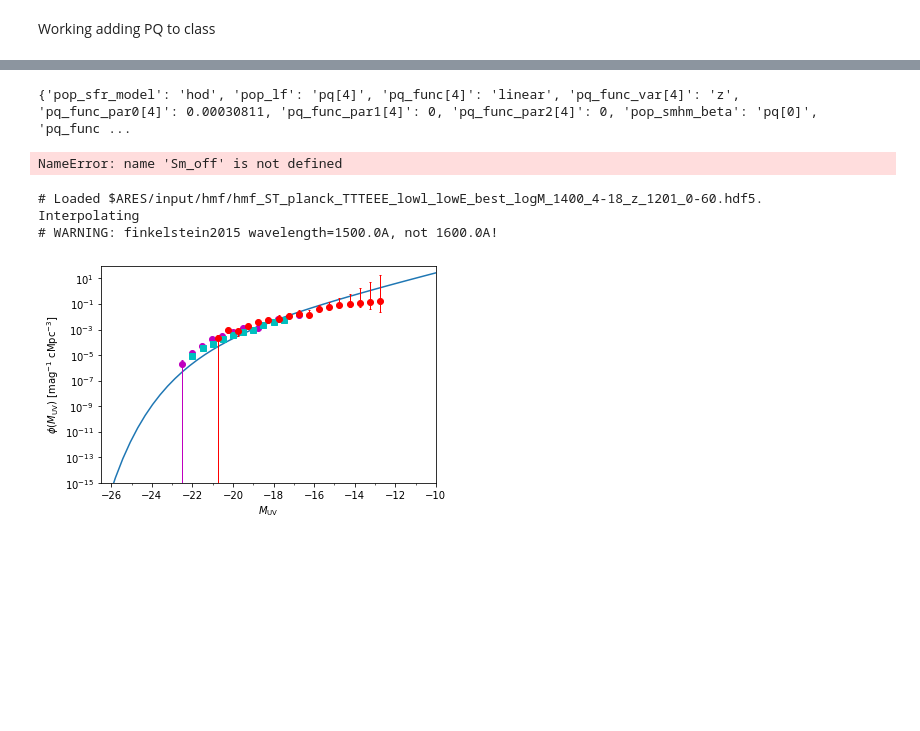
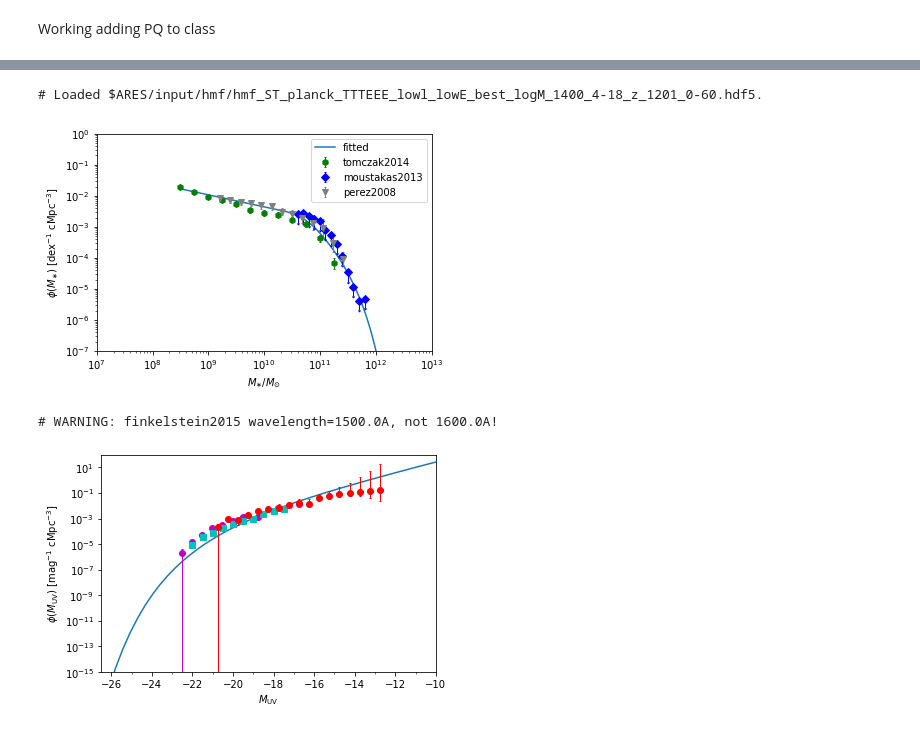
Before and after one commit to eklem1/GalaxySim, a Jupyter notebook: HMFtoSMF_nonLinear.ipynb, the cells around one changed output, grey strips where cells are left out. Saved outputs shown, nothing was run; the diff lists cells and outputs as text; code cells hidden in the pictures; blank space fills up the shorter version.

```diff
--- a/HMFtoSMF_nonLinear.ipynb
+++ b/HMFtoSMF_nonLinear.ipynb
@@ -372,37 +370,44 @@ pars2 = \
 }
 
 pars_ch = {
-    'pq_func_par0[4]': 0.00030811,
-    'pq_func_par1[4]': 0,
-    'pq_func_par2[4]': 0,
+    #beta
+    'pq_func_par0[0]': 1,#beta_0,
+#     'pq_func_par2[0]': -1.0,#beta_1,
 
+#     #norm
+#     'pq_func_par0[1]': 0.001,#N_0, #can't be =< 0
+#     'pq_func_par2[1]': -1#nu,
+
+#     #gamma
+#     'pq_func_par0[2]': .7, #gamma_0, not greater than 0.89
+#     'pq_func_par2[2]': -0.01,#gamma_1,
+
+#     #peak mass
+    'pq_func_par0[3]': 11.7,#logM_0, not lower than 11.4
+#     'pq_func_par2[3]': 1 #mu,
 
 }
 
 pars = ares.util.ParameterBundle("emma:model1")
 
 pars.update(pars_ch)
-print(pars)
+# print(pars)
-# %% [output]
-{'pop_sfr_model': 'hod', 'pop_lf': 'pq[4]', 'pq_func[4]': 'linear', 'pq_func_var[4]': 'z', 'pq_func_par0[4]': 0.00030811, 'pq_func_par1[4]': 0, 'pq_func_par2[4]': 0, 'pop_smhm_beta': 'pq[0]', 'pq_func ...
 # %%
 pop = ares.populations.GalaxyPopulation(**pars)
 # pop2 = ares.populations.GalaxyPopulation(**pars2)
 # %%
 z = 1
+Sm_off = np.linspace(10**8.5, 10**12.1, num=100)
 
 smf = pop.StellarMassFunction(z, Sm_off)
 pl.loglog(Sm_off, smf, label='fitted')
 data.PlotSMF(z=z, round_z=0.2)
 
-# smf2 = pop2.StellarMassFunction(1, Sm_off)
-# print(smf2)
-# pl.loglog(Sm_off, smf2, label='nope')
-
 pl.legend()
 pl.show()
 # %% [output]
-NameError: name 'Sm_off' is not defined
+# Loaded $ARES/input/hmf/hmf_ST_planck_TTTEEE_lowl_lowE_best_logM_1400_4-18_z_1201_0-60.hdf5.
+[figure, added]
 # %%
 z = 6
 
@@ -417,7 +422,5 @@ pl.semilogy(MUV, ls, label='fitted')
 pl.ylim(1e-15, 1e2)
 pl.show()
 # %% [output]
-# Loaded $ARES/input/hmf/hmf_ST_planck_TTTEEE_lowl_lowE_best_logM_1400_4-18_z_1201_0-60.hdf5.
-Interpolating
 # WARNING: finkelstein2015 wavelength=1500.0A, not 1600.0A!
 [figure]
```
Also changed, not shown: parts of 3 cells of this notebook, 3 other files.
